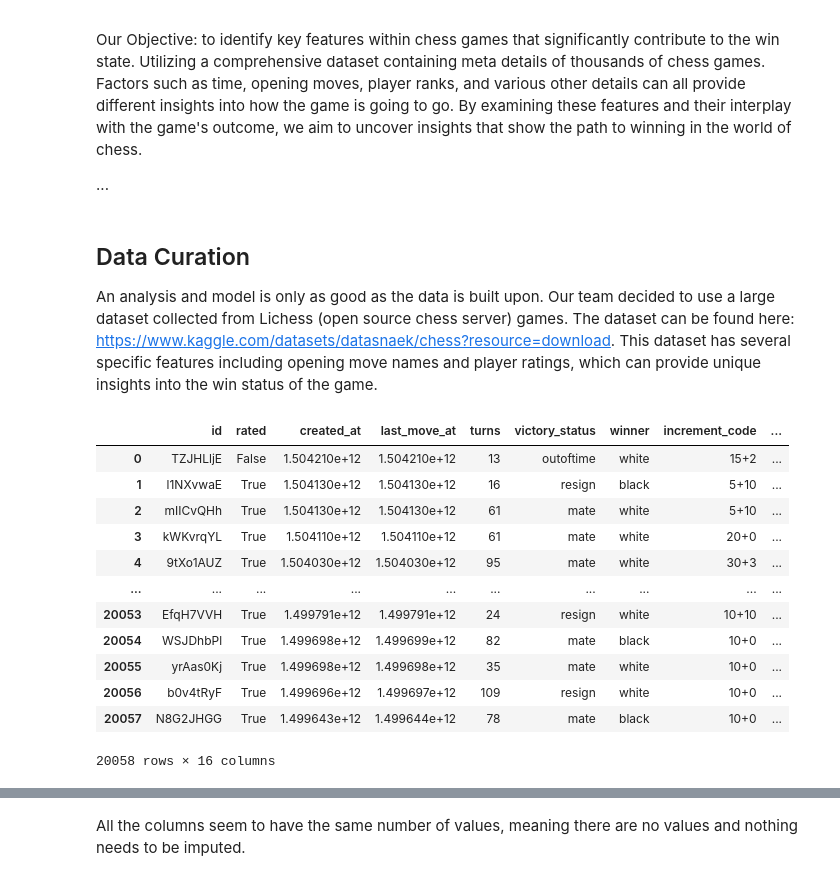
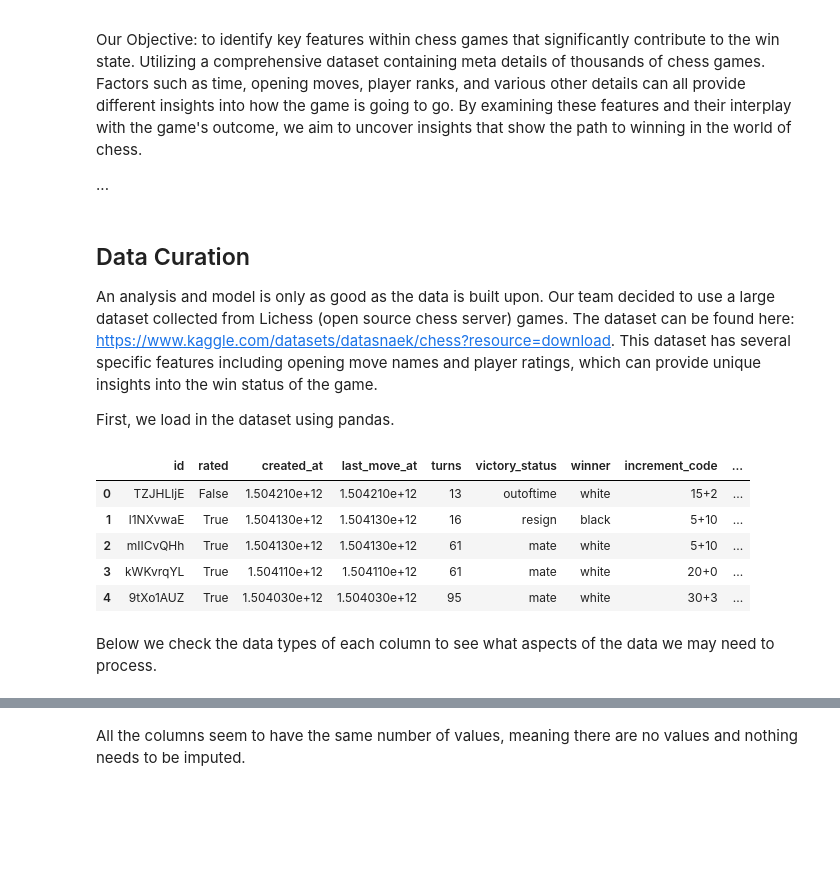
Before and after one commit to dhruv-dewan/Magnificent-7-Stock-Analysis-and-LSTM-Prediction, a Jupyter notebook: CMSC320_Final_Tutorial.ipynb, the cells around one changed output, grey strips where cells are left out. Saved outputs shown, nothing was run; the diff lists cells and outputs as text; code cells hidden in the pictures; blank space fills up the shorter version.

```diff
--- a/CMSC320_Final_Tutorial.ipynb
+++ b/CMSC320_Final_Tutorial.ipynb
@@ -15,23 +15,19 @@ Our Objective: to identify key features within chess games that significantly co
 ## Data Curation
 
 An analysis and model is only as good as the data is built upon. Our team decided to use a large dataset collected from Lichess (open source chess server) games. The dataset can be found here: https://www.kaggle.com/datasets/datasnaek/chess?resource=download. This dataset has several specific features including opening move names and player ratings, which can provide unique insights into the win status of the game.
+
+First, we load in the dataset using pandas.
 # %%
 import pandas as pd
 
 games_df = pd.read_csv("games.csv")
-display(games_df)
-# print(games_df.dtypes)
+games_df.head()
 # %% [output]
 |  | id | rated | created_at | last_move_at | turns | victory_status | winner | increment_code | ... |
 | 0 | TZJHLljE | False | 1.504210e+12 | 1.504210e+12 | 13 | outoftime | white | 15+2 | ... |
 | 1 | l1NXvwaE | True | 1.504130e+12 | 1.504130e+12 | 16 | resign | black | 5+10 | ... |
 | 2 | mIICvQHh | True | 1.504130e+12 | 1.504130e+12 | 61 | mate | white | 5+10 | ... |
 | 3 | kWKvrqYL | True | 1.504110e+12 | 1.504110e+12 | 61 | mate | white | 20+0 | ... |
 | 4 | 9tXo1AUZ | True | 1.504030e+12 | 1.504030e+12 | 95 | mate | white | 30+3 | ... |
-| ... | ... | ... | ... | ... | ... | ... | ... | ... | ... |
-| 20053 | EfqH7VVH | True | 1.499791e+12 | 1.499791e+12 | 24 | resign | white | 10+10 | ... |
-| 20054 | WSJDhbPl | True | 1.499698e+12 | 1.499699e+12 | 82 | mate | black | 10+0 | ... |
-| 20055 | yrAas0Kj | True | 1.499698e+12 | 1.499698e+12 | 35 | mate | white | 10+0 | ... |
-| 20056 | b0v4tRyF | True | 1.499696e+12 | 1.499697e+12 | 109 | resign | white | 10+0 | ... |
-| 20057 | N8G2JHGG | True | 1.499643e+12 | 1.499644e+12 | 78 | mate | black | 10+0 | ... |
-20058 rows × 16 columns
+# %% [markdown]
+Below we check the data types of each column to see what aspects of the data we may need to process.
```
Also changed, not shown: parts of 14 cells of this notebook.
